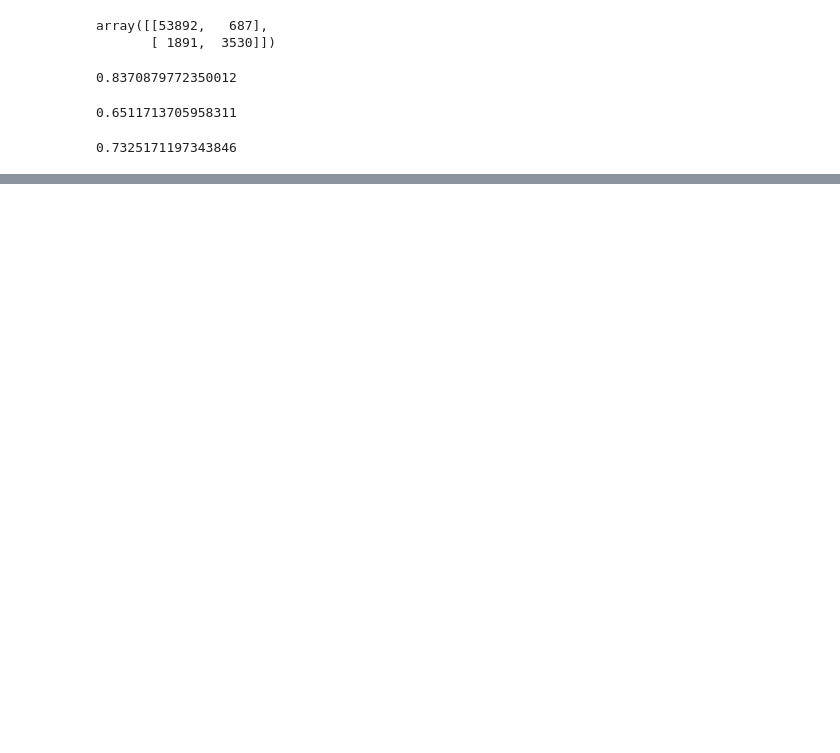
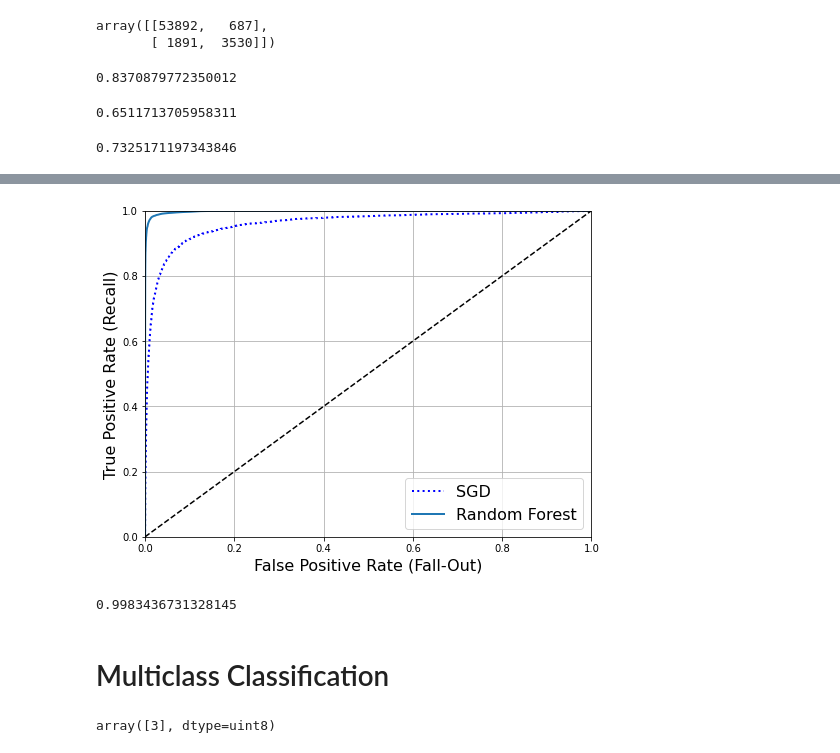
Before and after one commit to tokuga96/mnist, a Jupyter notebook: mnist.ipynb, the cells around one changed output, grey strips where cells are left out. Cells and saved outputs as stored; diff of their text form; code cells hidden in the pictures; blank space fills up the shorter version.

```diff
--- a/mnist.ipynb
+++ b/mnist.ipynb
@@ -141,0 +201,20 @@ f1_score(y_train_5, y_train_pred)
+# %%
+plt.figure(figsize=(8, 6))
+plt.plot(fpr, tpr, "b:", linewidth=2, label="SGD")
+plot_roc_curve(fpr_forest, tpr_forest, "Random Forest")
+plt.grid(True)
+plt.legend(loc="lower right", fontsize=16)
+plt.show()
+# %% [output]
+[figure, added]
+# %%
+roc_auc_score(y_train_5, y_scores_forest)
+# %% [output]
+0.9983436731328145
+# %% [markdown]
+# Multiclass Classification
+# %%
+sgd_clf.fit(X_train, y_train)
+sgd_clf.predict([some_digit])
+# %% [output]
+array([3], dtype=uint8)
```
Also changed, not shown: parts of 26 cells of this notebook.
